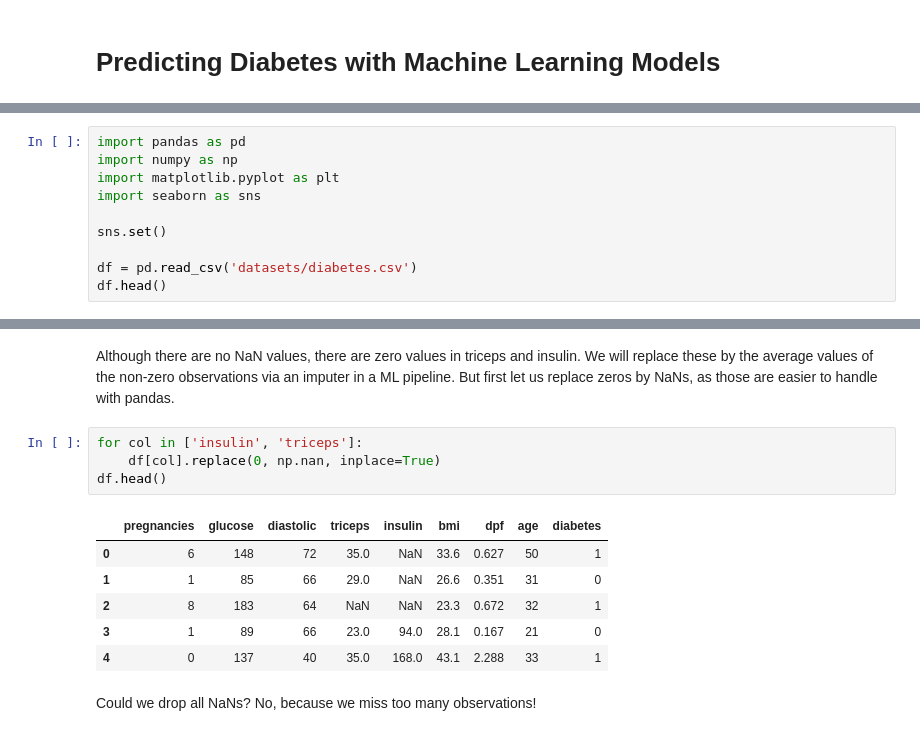
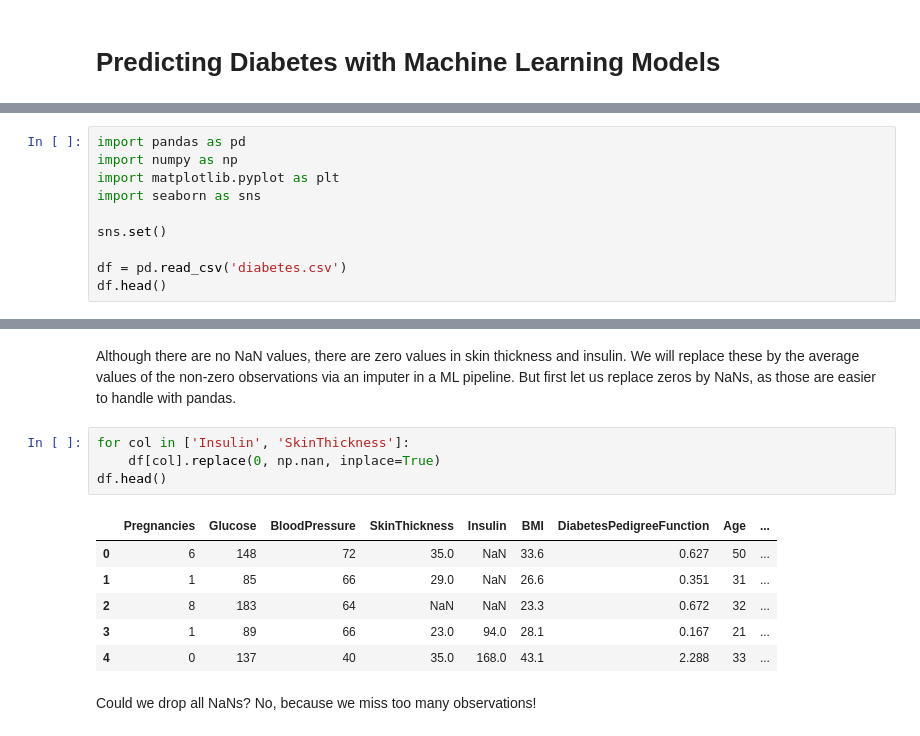
Before and after one commit to fabiomnsantos/diabetes-ml, a Jupyter notebook: diabetes-ML.ipynb, the cells around one changed output, grey strips where cells are left out. Cells and saved outputs as stored; diff of their text form.

```diff
--- a/diabetes-ML.ipynb
+++ b/diabetes-ML.ipynb
@@ -12,6 +22,6 @@ import seaborn as sns
 
 sns.set()
 
-df = pd.read_csv('datasets/diabetes.csv')
+df = pd.read_csv('diabetes.csv')
 df.head()
 # %% [output]
@@ -55,16 +65,16 @@ df.describe()
 # %% [markdown]
-Although there are no NaN values, there are zero values in triceps and insulin. We will replace these by the average values of the non-zero observations via an imputer in a ML pipeline. But first let us replace zeros by NaNs, as those are easier to handle with pandas.
+Although there are no NaN values, there are zero values in skin thickness and insulin. We will replace these by the average values of the non-zero observations via an imputer in a ML pipeline. But first let us replace zeros by NaNs, as those are easier to handle with pandas.
 # %%
-for col in ['insulin', 'triceps']:
+for col in ['Insulin', 'SkinThickness']:
     df[col].replace(0, np.nan, inplace=True)
 df.head()
 # %% [output]
-|  | pregnancies | glucose | diastolic | triceps | insulin | bmi | dpf | age | diabetes |
-| 0 | 6 | 148 | 72 | 35.0 | NaN | 33.6 | 0.627 | 50 | 1 |
-| 1 | 1 | 85 | 66 | 29.0 | NaN | 26.6 | 0.351 | 31 | 0 |
-| 2 | 8 | 183 | 64 | NaN | NaN | 23.3 | 0.672 | 32 | 1 |
-| 3 | 1 | 89 | 66 | 23.0 | 94.0 | 28.1 | 0.167 | 21 | 0 |
-| 4 | 0 | 137 | 40 | 35.0 | 168.0 | 43.1 | 2.288 | 33 | 1 |
+|  | Pregnancies | Glucose | BloodPressure | SkinThickness | Insulin | BMI | DiabetesPedigreeFunction | Age | ... |
+| 0 | 6 | 148 | 72 | 35.0 | NaN | 33.6 | 0.627 | 50 | ... |
+| 1 | 1 | 85 | 66 | 29.0 | NaN | 26.6 | 0.351 | 31 | ... |
+| 2 | 8 | 183 | 64 | NaN | NaN | 23.3 | 0.672 | 32 | ... |
+| 3 | 1 | 89 | 66 | 23.0 | 94.0 | 28.1 | 0.167 | 21 | ... |
+| 4 | 0 | 137 | 40 | 35.0 | 168.0 | 43.1 | 2.288 | 33 | ... |
 # %% [markdown]
 Could we drop all NaNs? No, because we miss too many observations!
 # %%
```
Also changed, not shown: parts of 41 cells of this notebook.
